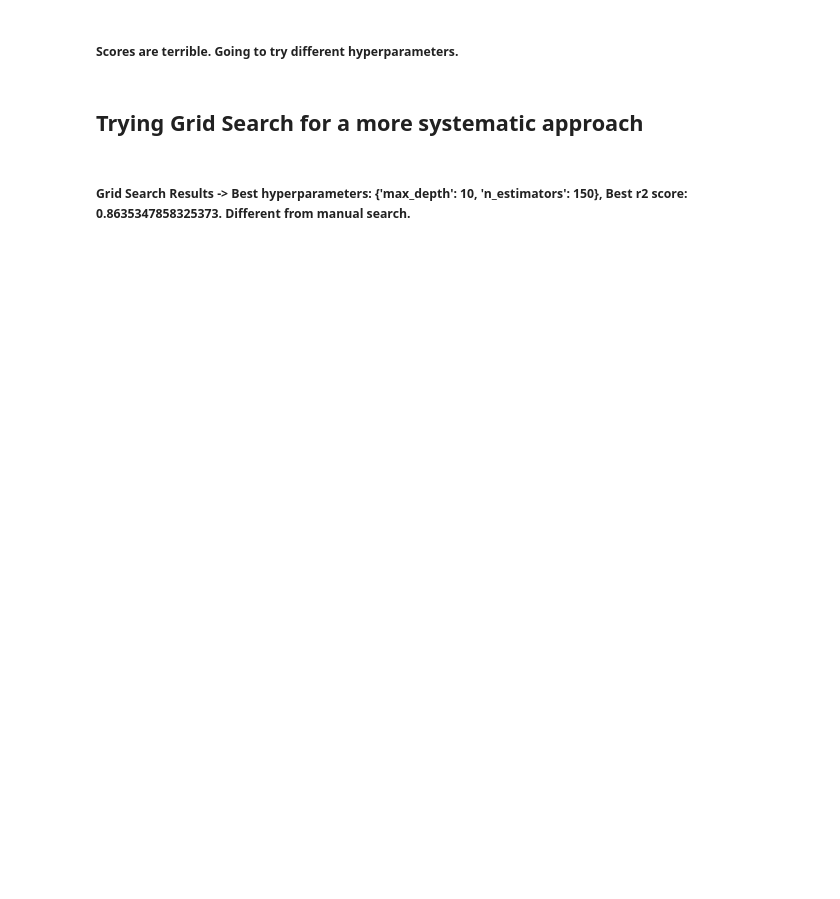
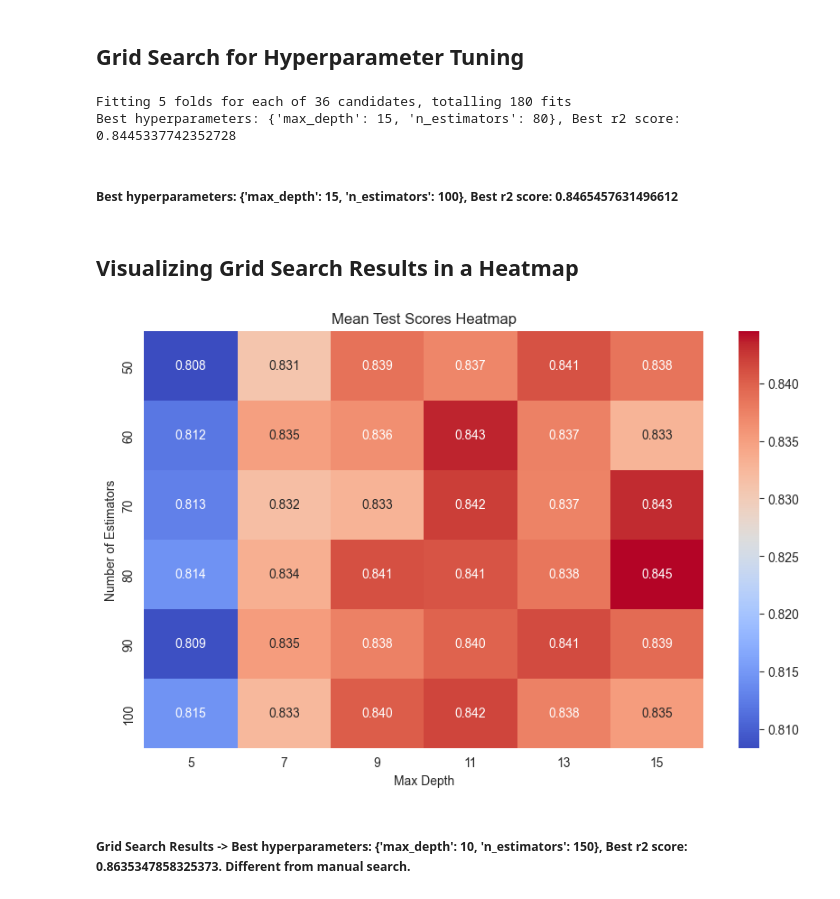
Before and after one commit to Vincent881909/ml-group124, a Jupyter notebook: src/RandomForestRegressor.ipynb, the cells around one changed output. Drawn from its saved outputs; the diff is of its cells as text; code cells hidden in the pictures; blank space fills up the shorter version.

```diff
--- a/src/RandomForestRegressor.ipynb
+++ b/src/RandomForestRegressor.ipynb
@@ -110,21 +32,19 @@ plt.show()
-# %% [markdown]
-##### Scores are terrible. Going to try different hyperparameters.
 # %% [markdown]
-## Trying Grid Search for a more systematic approach
+## Grid Search for Hyperparameter Tuning
 # %%
 from sklearn.model_selection import GridSearchCV
 
 # Define the hyperparameters to try
 param_grid = {
-    'n_estimators': [50, 100, 150, 200],
-    'max_depth': [5, 10, 15, 20]
+    'n_estimators': [50, 60, 70, 80, 90, 100],
+    'max_depth': [5, 7, 9, 11, 13, 15]
 }
 
 # Create the model
 rfr_model = RandomForestRegressor()
 
 # Create the grid search object
-grid_search = GridSearchCV(estimator=rfr_model, param_grid=param_grid, cv=5, scoring='r2')
+grid_search = GridSearchCV(estimator=rfr_model, param_grid=param_grid, cv=5, scoring='r2', return_train_score=True, verbose=True, n_jobs=-1)
 
 # Fit the grid search object to the data
 grid_search.fit(X_train, y_train)
@@ -136,5 +56,38 @@ best_hyperparameters = grid_search.best_params_
 best_score = grid_search.best_score_
 
 print(f'Best hyperparameters: {best_hyperparameters}, Best r2 score: {best_score}')
+# %% [output]
+Fitting 5 folds for each of 36 candidates, totalling 180 fits
+Best hyperparameters: {'max_depth': 15, 'n_estimators': 80}, Best r2 score: 0.8445337742352728
+# %% [markdown]
+##### Best hyperparameters: {'max_depth': 15, 'n_estimators': 100}, Best r2 score: 0.8465457631496612
+# %% [markdown]
+## Visualizing Grid Search Results in a Heatmap
+# %%
+# Extract results from grid search
+results = grid_search.cv_results_
+
+# Extract relevant information
+# params = results['params']
+# mean_test_score = results['mean_test_score']
+# std_test_score = results['std_test_score']
+
+# Create DataFrame for visualization
+df_results = pd.DataFrame(results['params'])
+df_results['mean_test_score'] = results['mean_test_score']
+df_results['std_test_score'] = results['std_test_score']
+
+# Reshape the data for heatmap
+heatmap_data = df_results.pivot(index='n_estimators', columns='max_depth', values='mean_test_score')
+
+# Create heatmap
+plt.figure(figsize=(10, 6))
+sns.heatmap(heatmap_data, annot=True, fmt=".3f", cmap="coolwarm")
+plt.title('Mean Test Scores Heatmap')
+plt.xlabel('Max Depth')
+plt.ylabel('Number of Estimators')
+plt.show()
+# %% [output]
+[figure, new version]
 # %% [markdown]
 ##### Grid Search Results -> Best hyperparameters: {'max_depth': 10, 'n_estimators': 150}, Best r2 score: 0.8635347858325373. Different from manual search.
```
Also changed, not shown: parts of 13 cells of this notebook, 1 other file.
